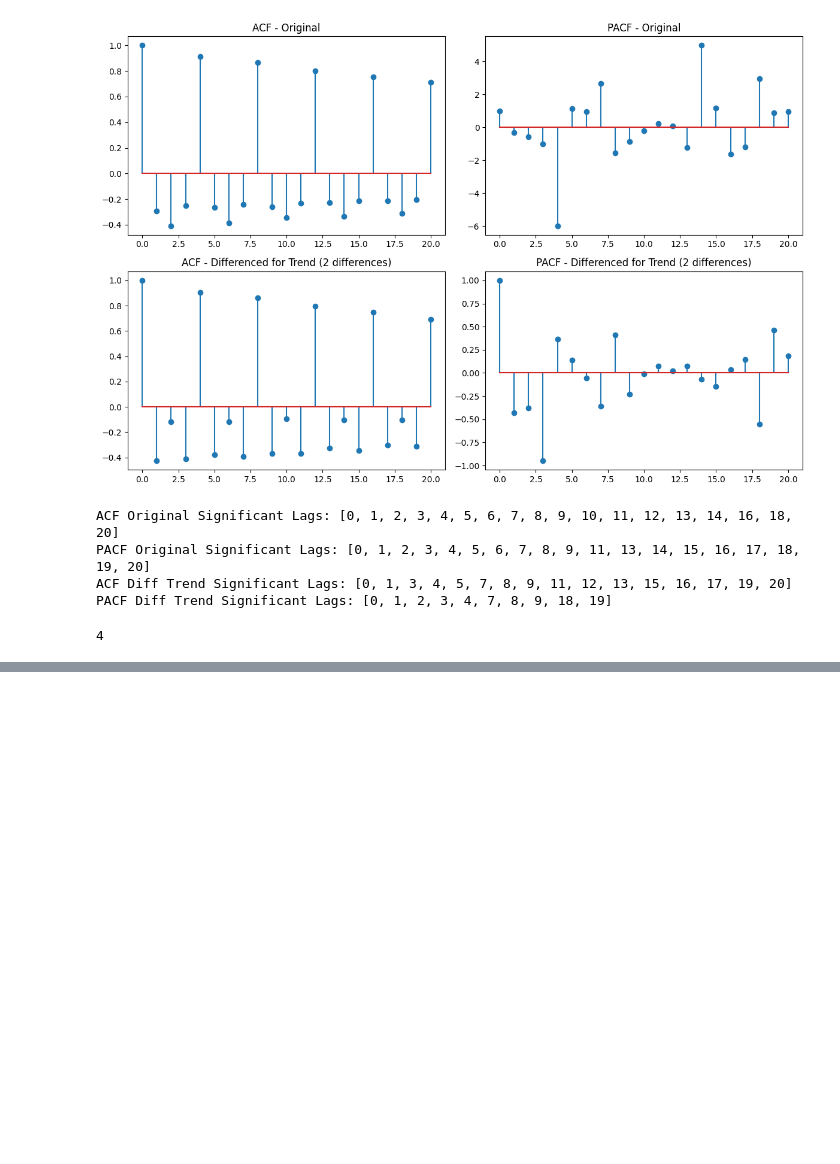
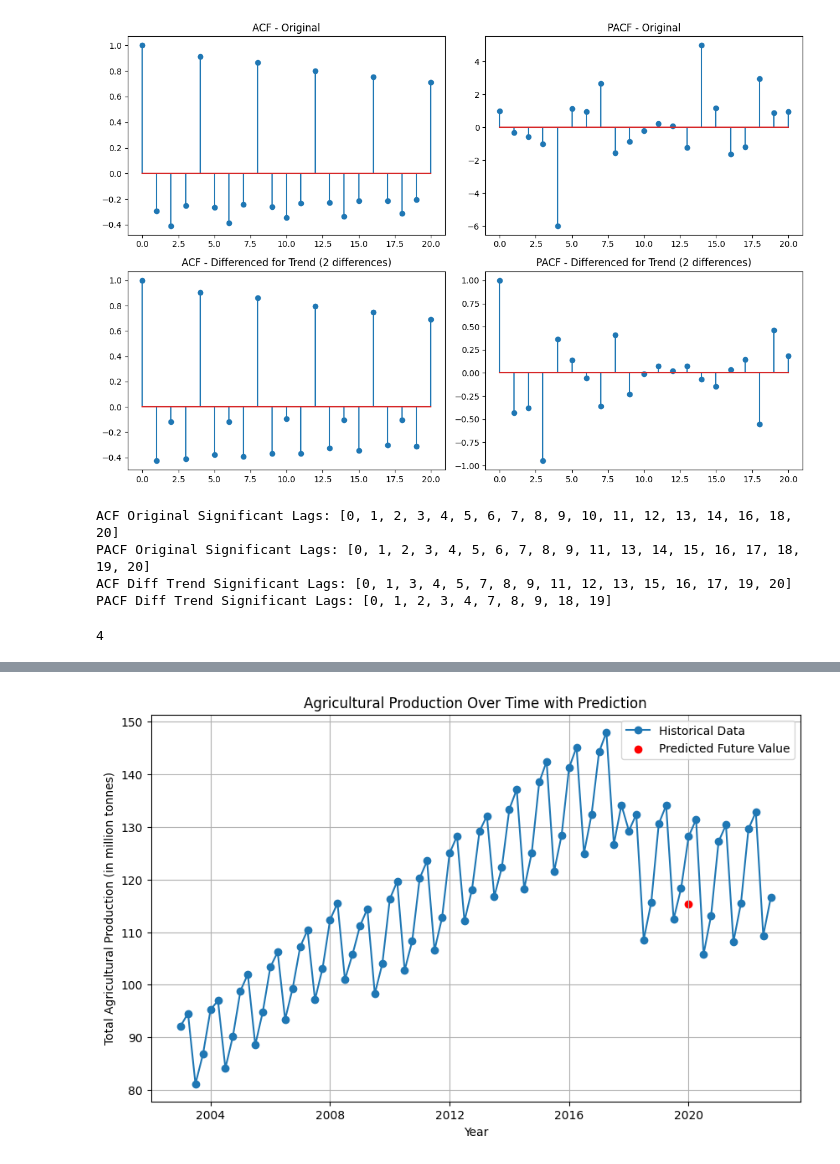
Before and after one commit to Aditya170802/EconVisor---Industry-Forecasting-Tool, a Jupyter notebook: testing.ipynb, the cells around one changed output, grey strips where cells are left out. Cells and saved outputs as stored; diff of their text form; code cells hidden in the pictures; blank space fills up the shorter version.

```diff
--- a/testing.ipynb
+++ b/testing.ipynb
@@ -396,0 +416,7 @@ else:
+# %%
+for i in range(1, 5):
+    if df.iloc[:, i].dtype == 'object':
+        df.iloc[:, i] = df.iloc[:, i].str.replace(',', '')
+    df.iloc[:, i] = df.iloc[:, i].astype(float)
+# %%
+df.set_index(df.columns[0], inplace=True)
@@ -396,0 +743,5 @@ else:
+# %%
+agriculture_predictor = RegressionPredictor(file='Datasets/Agriculture/Agriculture_sector.csv')
+agriculture_predictor.plot_data_with_prediction(target_index=0)
+# %% [output]
+[figure, added]
```
Also changed, not shown: parts of 21 cells of this notebook, 17 other files.
